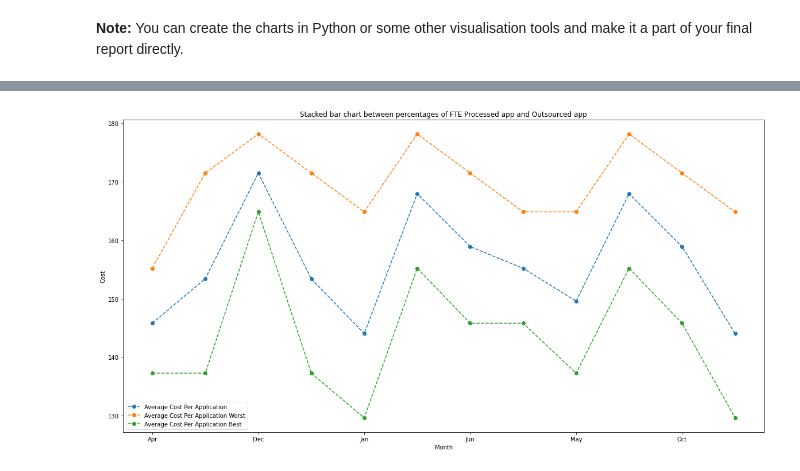
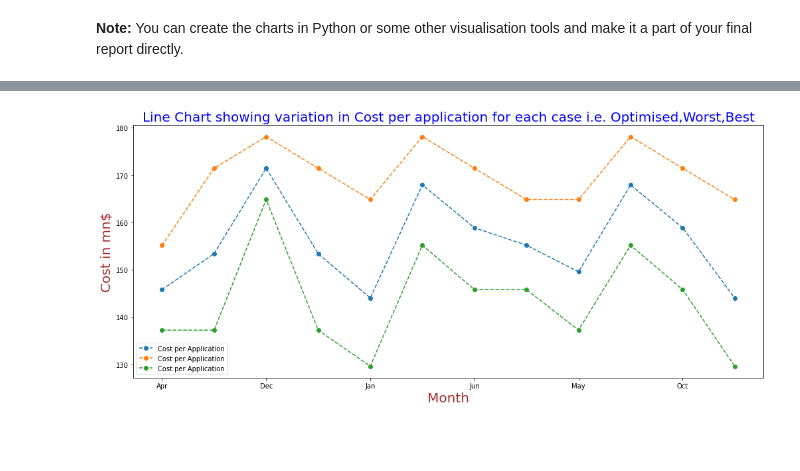
Before and after one commit to VaibhavBhargava2506/Staff-Planning-Case-Study, a Jupyter notebook: Staff Planning Case Study.ipynb, the cells around one changed output, grey strips where cells are left out. Saved outputs shown, nothing was run; the diff lists cells and outputs as text; code cells hidden in the pictures; blank space fills up the shorter version.

```diff
--- a/Staff Planning Case Study.ipynb
+++ b/Staff Planning Case Study.ipynb
@@ -810,21 +805,20 @@ for i in model2.i:
 # %%
 # Creating dataframe for the results
 
-Output_best = pd.DataFrame(Output_best, columns = ['State', 'Month', 'No of FTE Best',"Demand",
-                                                   'No of Outsource App Best',"No of FTE Processed App Best",
-                                                   'Estimated Cost Best', 'Percent Outsourced App Best',
-                                                   'Average Cost Per Application Best'])
+Output_Best = pd.DataFrame(Output_Best, columns = ['State','Month','Demand','No of FTE','No of Outsource',
+                                                       'No of FTE Processed Applications','Percent FTE Applications',
+                                                       'Percent Outsourced Applications','Estimated Cost',
+                                                       'Cost per Application'])
 
+Output_Best[['Estimated Cost in mn $']] = Output_Best[['Estimated Cost']]/1000000
 
-Output_best[['Estimated Cost in mn $ Best']] = Output_best[['Estimated Cost Best']]/1000000
+Output_Best['Demand'] = Output_Best['Demand'].astype(int)
 
-Output_best['Demand'] = Output_best['Demand'].astype(int)
+Output_Best['No of Outsource'] = Output_Best['No of Outsource'].astype(int)
 
-Output_best['No of Outsource App Best'] = Output_best['No of Outsource App Best'].astype(int)
+Output_Best['No of FTE Processed Applications'] = Output_Best['No of FTE Processed Applications'].astype(int)
 
-Output_best['No of FTE Processed App Best'] = Output_best['No of FTE Processed App Best'].astype(int)
-
-Output_best = Output_best.round({"No of FTE Best":1, "No of Outsource App Best":0, "Estimated Cost in mn $ Best":1})
+Output_Best = Output_Best.round({"No of FTE":1, "No of Outsource":0, "Estimated Cost in mn $":1})
 # %%
 #Printing top 5 Rows of Final dataframe
 
@@ -905,11 +906,22 @@ plt.show()
 # %%
-#Creating the chart to show cost per application in every case
-df_new = pd.concat([Output_actual[['Average Cost Per Application','Month']], Output_worst['Average Cost Per Application Worst'], Output_best['Average Cost Per Application Best']], axis=1)
-df_new = df_new.groupby(['Month']).mean()
-df_new.plot.line(figsize=[20,10],marker = 'o',linestyle='dashed')
-plt.title("Stacked bar chart between percentages of FTE Processed app and Outsourced app", fontsize=12)
-plt.xlabel("Month")
-plt.ylabel("Cost")
+#Creating the line chart to show the variation in cost per application for each case i.e. Optimised,Worst,Best
+
+Chart2 = pd.concat([Output_Optimised[['Cost per Application','Month']],
+                    Output_Worst['Cost per Application'], Output_Best['Cost per Application']], axis=1)
+
+Chart2 = Chart2.groupby(['Month']).mean()
+
+Chart2.plot.line(figsize=[17,7],marker = 'o',linestyle='dashed')
+
+plt.title("Line Chart showing variation in Cost per application for each case i.e. Optimised,Worst,Best",
+          fontdict={'fontsize': 20, 'fontweight' : 5, 'color' : 'Blue'})
+
+plt.xlabel("Month",fontdict={'fontsize': 20, 'fontweight' : 5, 'color' : 'Brown'})
+
+plt.ylabel("Cost in mn$",fontdict={'fontsize': 20, 'fontweight' : 5, 'color' : 'Brown'})
+
+plt.legend()
+
 plt.show()
 # %% [output]
-[figure, old version]
+[figure, new version]
```
Also changed, not shown: parts of 56 cells of this notebook.
